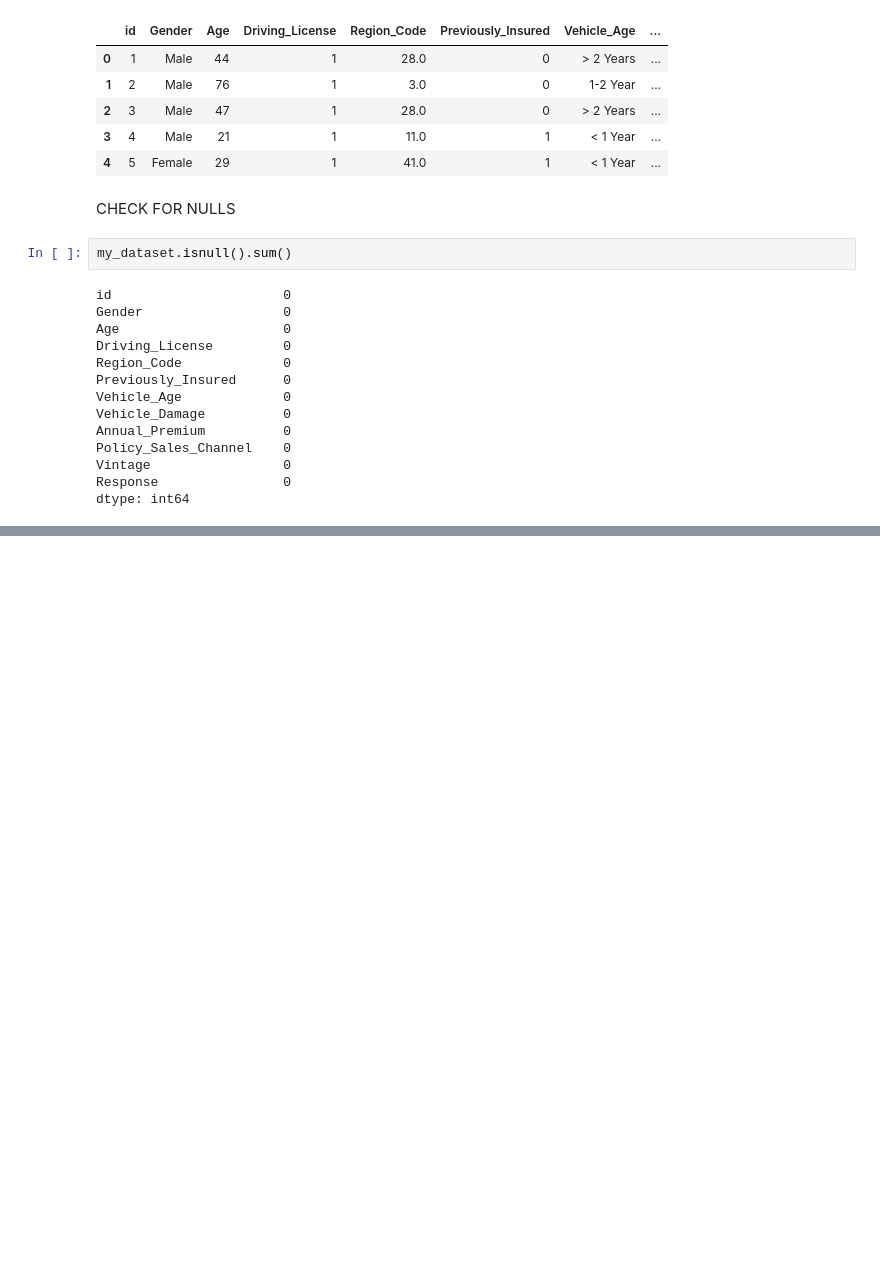
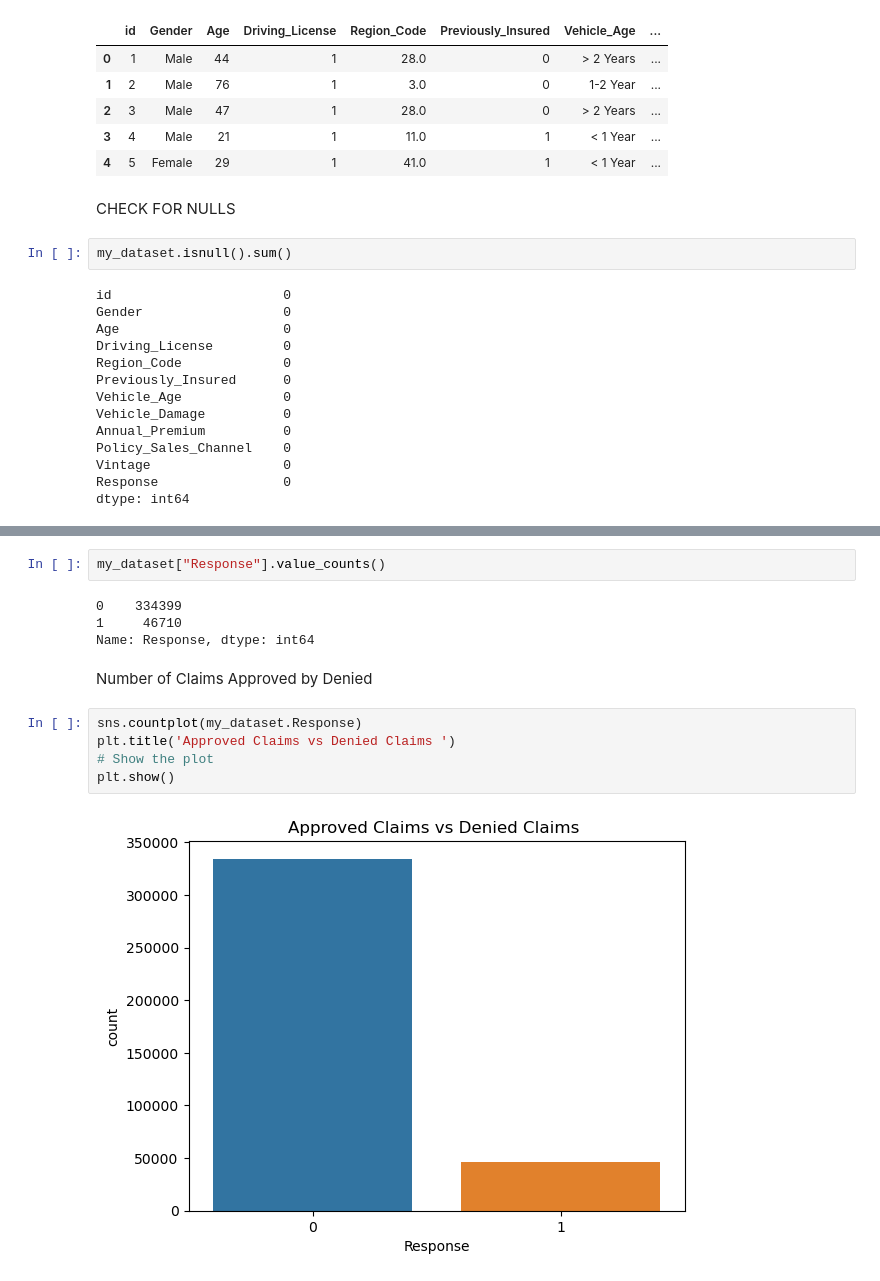
Before and after one commit to mantahli/car-insurance-claims-, a Jupyter notebook: Claims_Analysis.ipynb, the cells around one changed output, grey strips where cells are left out. Saved outputs shown, nothing was run; the diff lists cells and outputs as text; blank space fills up the shorter version.

Commit message:
plots

```diff
--- a/Claims_Analysis.ipynb
+++ b/Claims_Analysis.ipynb
@@ -31,0 +89,15 @@ dtype: int64
+# %%
+my_dataset["Response"].value_counts()
+# %% [output]
+0    334399
+1     46710
+Name: Response, dtype: int64
+# %% [markdown]
+Number of Claims Approved by Denied
+# %%
+sns.countplot(my_dataset.Response)
+plt.title('Approved Claims vs Denied Claims ')
+# Show the plot
+plt.show()
+# %% [output]
+[figure, added]
```
Also changed, not shown: parts of 8 cells of this notebook.
